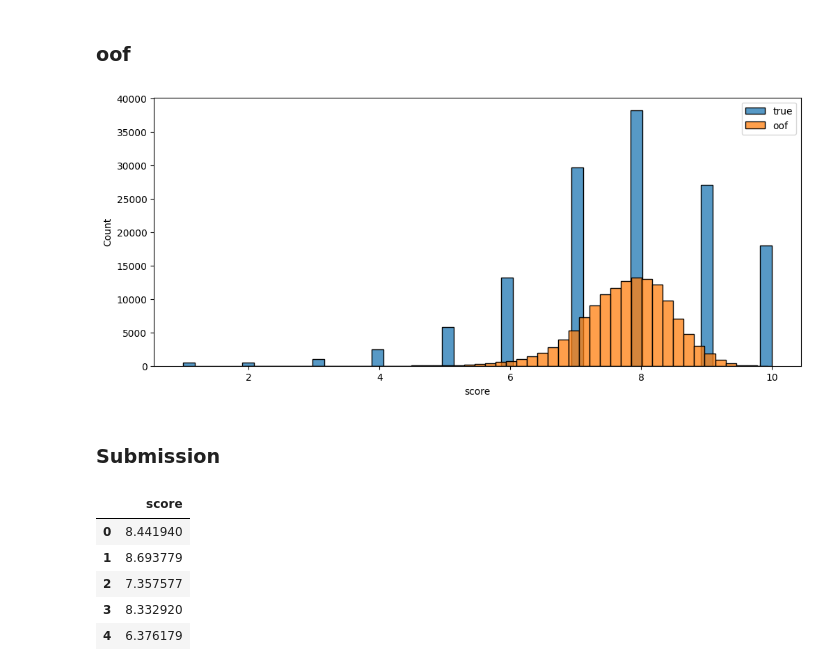
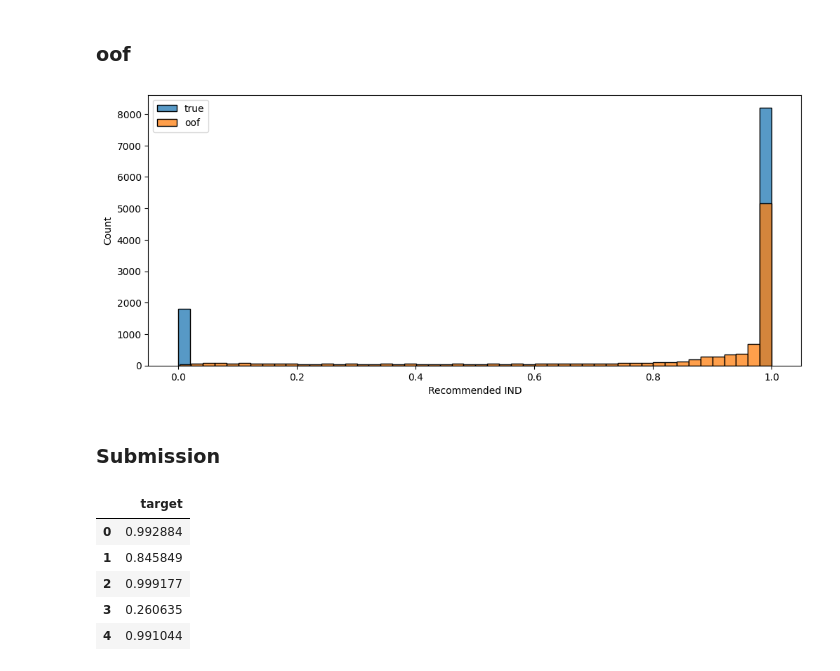
Before and after one commit to yumizu-da/atmaCup17, a Jupyter notebook: exp/001/run.ipynb, the cells around one changed output. Cells and saved outputs as stored; diff of their text form; code cells hidden in the pictures.

Commit message:
lightgbm(TFIDF+CountVector+Word2vec) CV:0.9349, LB:0.9372

```diff
--- a/exp/001/run.ipynb
+++ b/exp/001/run.ipynb
@@ -59,2 +60,7 @@ groups = train_df["user_id"]
 # %% [markdown]
 ### 特徴量加工
+# %%
+for col in ["Title", 'Review Text']:
+    all_df = all_df.with_columns(pl.col(col).fill_null(pl.lit("unknown")))
+
+display(all_df.null_count())
@@ -61 +149,24 @@ groups = train_df["user_id"]
+# %%
+train_df = all_df.filter(pl.col(cfg.target).is_not_null()).to_pandas()
+test_df = all_df.filter(pl.col(cfg.target).is_null()).to_pandas()
+
+drop_cols = [
+    "Clothing ID",
+    "Title",
+    "Review Text",
+    "Rating",
+]
+cat_features = [
+    "Division Name",
+    "Department Name",
+    "Class Name",
+]
+
+train_df = train_df.drop(drop_cols, axis=1)
+test_df = test_df.drop(drop_cols, axis=1)
+
+# CategoryEncoding
+for col in cat_features:
+    train_df[col] = train_df[col].astype("category")
+    test_df[col] = test_df[col].astype("category")
 # %%
@@ -88,7 +206,7 @@ for col in cat_features:
 # %% [markdown]
 ### 学習
 # %%
-x_train = train_df.drop([cfg.target, "user_id"], axis=1)
+x_train = train_df.drop([cfg.target], axis=1)
 y_train = train_df[cfg.target]
 
 # 実験結果格納用のディレクトリを作成
@@ -111,7 +229,7 @@ callbacks=[
 cv_results = lgb.cv(
     dict(cfg.lgb.params),
     lgb_data,
-    folds=kf.split(x_train, y_train, groups=groups),
+    folds=kf.split(x_train, y_train),
     num_boost_round=cfg.lgb.num_boost_round,
     callbacks=callbacks,
     return_cvbooster=True,
@@ -175,41 +304,41 @@ fig.savefig(f"{cfg.data.results_dir}/feature_importance.png")
 # %%
 oof = np.zeros(len(x_train))
 
 # 各fold毎に推論してoofを作成
-for i, (_, valid_idx) in enumerate(kf.split(x_train, y_train, groups=groups)):
+for i, (_, valid_idx) in enumerate(kf.split(x_train, y_train)):
     x_valid = x_train.iloc[valid_idx]
     model = cvbooster.boosters[i]
     y_pred = model.predict(x_valid, num_iteration=cvbooster.best_iteration)
     oof[valid_idx] = y_pred
 
 oof_df = pd.DataFrame({"oof": oof})
 oof_df.to_csv(f"{cfg.data.results_dir}/oof.csv", index=False)
 
 fig, ax = plt.subplots(figsize=(12, 5))
 sns.histplot(y_train, bins=50)
 sns.histplot(oof, bins=50)
 plt.legend(["true", "oof"])
 plt.show()
 fig.savefig(f"{cfg.data.results_dir}/oof_hist.png")
 # %% [output]
-[figure, old version]
+[figure, new version]
 # %% [markdown]
 ### Submission
 # %%
 # 推論
-x_test = test_df.drop(["user_id"], axis=1)
+x_test = test_df.drop([cfg.target], axis=1)
 y_preds = cvbooster.predict(x_test, num_iteration=cvbooster.best_iteration)
 y_pred = np.mean(y_preds, axis=0)
 
 # 提出用ファイル作成
 sub_df = pd.read_csv(cfg.data.sample_submission_path)
-sub_df[cfg.target] = y_pred
+sub_df["target"] = y_pred
 sub_df.to_csv(f"{cfg.data.results_dir}/{cfg.run_name}_submission.csv", index=False)
 sub_df.head()
 # %% [output]
-|  | score |
-| 0 | 8.441940 |
-| 1 | 8.693779 |
-| 2 | 7.357577 |
-| 3 | 8.332920 |
-| 4 | 6.376179 |
+|  | target |
+| 0 | 0.992884 |
+| 1 | 0.845849 |
+| 2 | 0.999177 |
+| 3 | 0.260635 |
+| 4 | 0.991044 |
```
Also changed, not shown: parts of 9 cells of this notebook, 3 other files.
